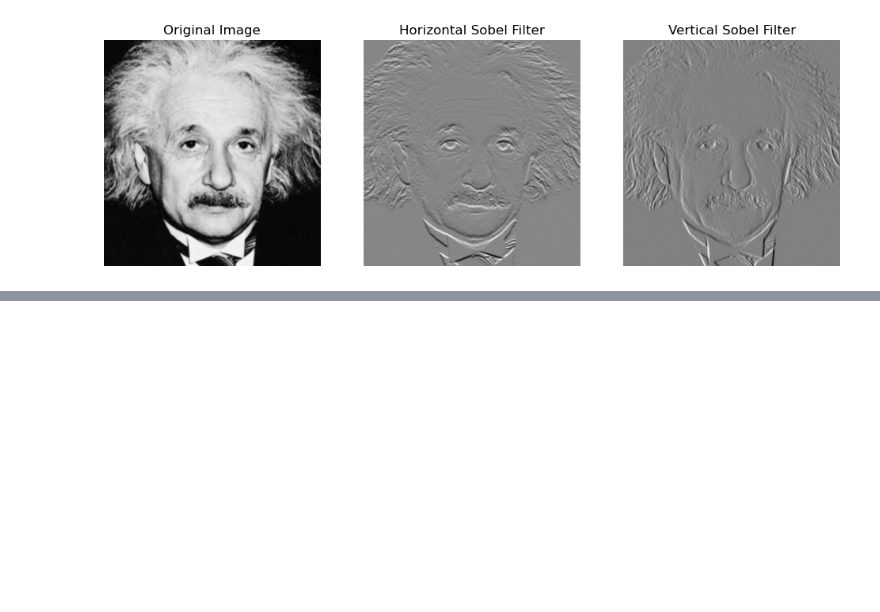
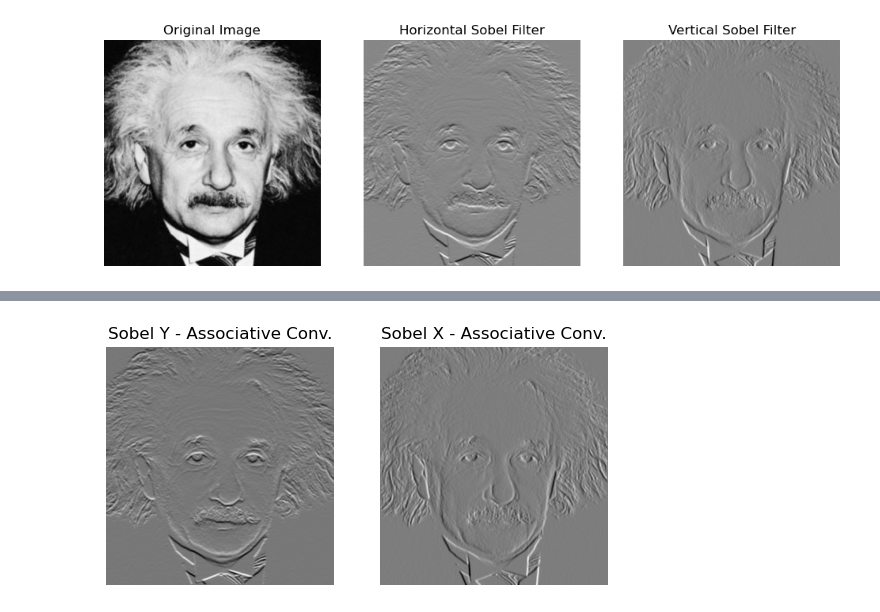
Before and after one commit to dilshan-49/EN3160, a Jupyter notebook: A01/220067G_A01.ipynb, the cells around one changed output, grey strips where cells are left out. Drawn from its saved outputs; the diff is of its cells as text; code cells hidden in the pictures; blank space fills up the shorter version.

```diff
--- a/A01/220067G_A01.ipynb
+++ b/A01/220067G_A01.ipynb
@@ -601,6 +596,28 @@ plt.show()
 # %%
 sobel_x_vertical = np.array([[1], [0], [-1]])
 sobel_x_horizontal = np.array([[1, 2, 1]])
 
 sobel_y_vertical = np.array([[1], [2], [1]])
 sobel_y_horizontal = np.array([[1, 0, -1]])
+
+img_x0 = cv.filter2D(img,cv.CV_64F, sobel_x_vertical)
+img_x = cv.filter2D(img_x0,cv.CV_64F, sobel_x_horizontal)
+
+img_y0 = cv.filter2D(img,cv.CV_64F, sobel_y_vertical)
+img_y = cv.filter2D(img_y0,cv.CV_64F, sobel_y_horizontal)
+
+fig = plt.figure(figsize=(10,4))
+
+plt.subplot(131)
+plt.imshow(img_x, cmap='gray')
+plt.title('Sobel Y - Associative Conv.')
+plt.axis('off')
+
+plt.subplot(132)
+plt.imshow(img_y, cmap='gray')
+plt.title('Sobel X - Associative Conv.')
+plt.axis('off')
+
+plt.show()
+# %% [output]
+[figure, added]
```
Also changed, not shown: parts of 1 cell of this notebook.
